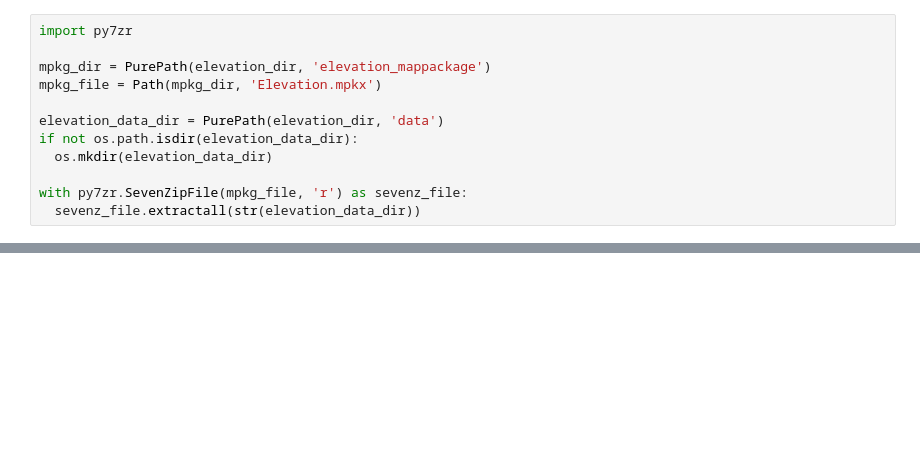
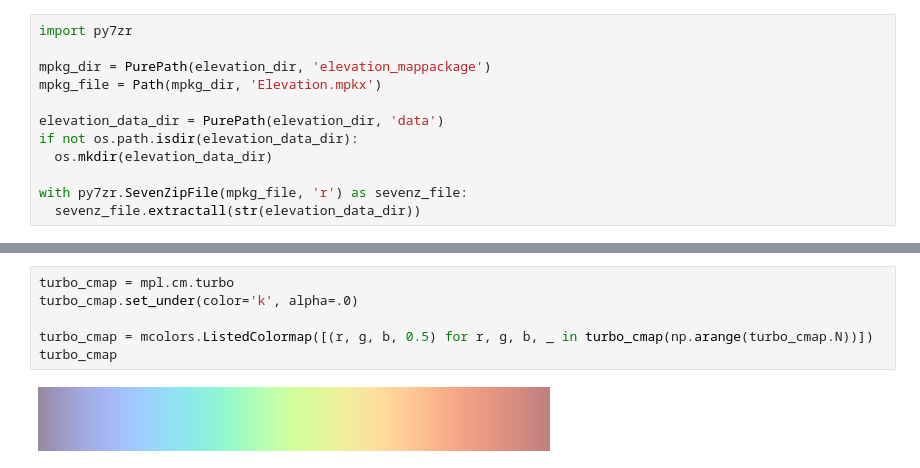
Before and after one commit to srujan964/ruc-gis, a Jupyter notebook: gis-ps4.ipynb, the cells around one changed output, grey strips where cells are left out. Saved outputs shown, nothing was run; the diff lists cells and outputs as text; blank space fills up the shorter version.

```diff
--- a/gis-ps4.ipynb
+++ b/gis-ps4.ipynb
@@ -335,0 +395,8 @@ aurora_points_lambert.plot(ax=ax, cmap=turbo_cmap, column='aurora',
+# %%
+turbo_cmap = mpl.cm.turbo
+turbo_cmap.set_under(color='k', alpha=.0)
+
+turbo_cmap = mcolors.ListedColormap([(r, g, b, 0.5) for r, g, b, _ in turbo_cmap(np.arange(turbo_cmap.N))])
+turbo_cmap
+# %% [output]
+[figure, added]
```
Also changed, not shown: parts of 24 cells of this notebook.
